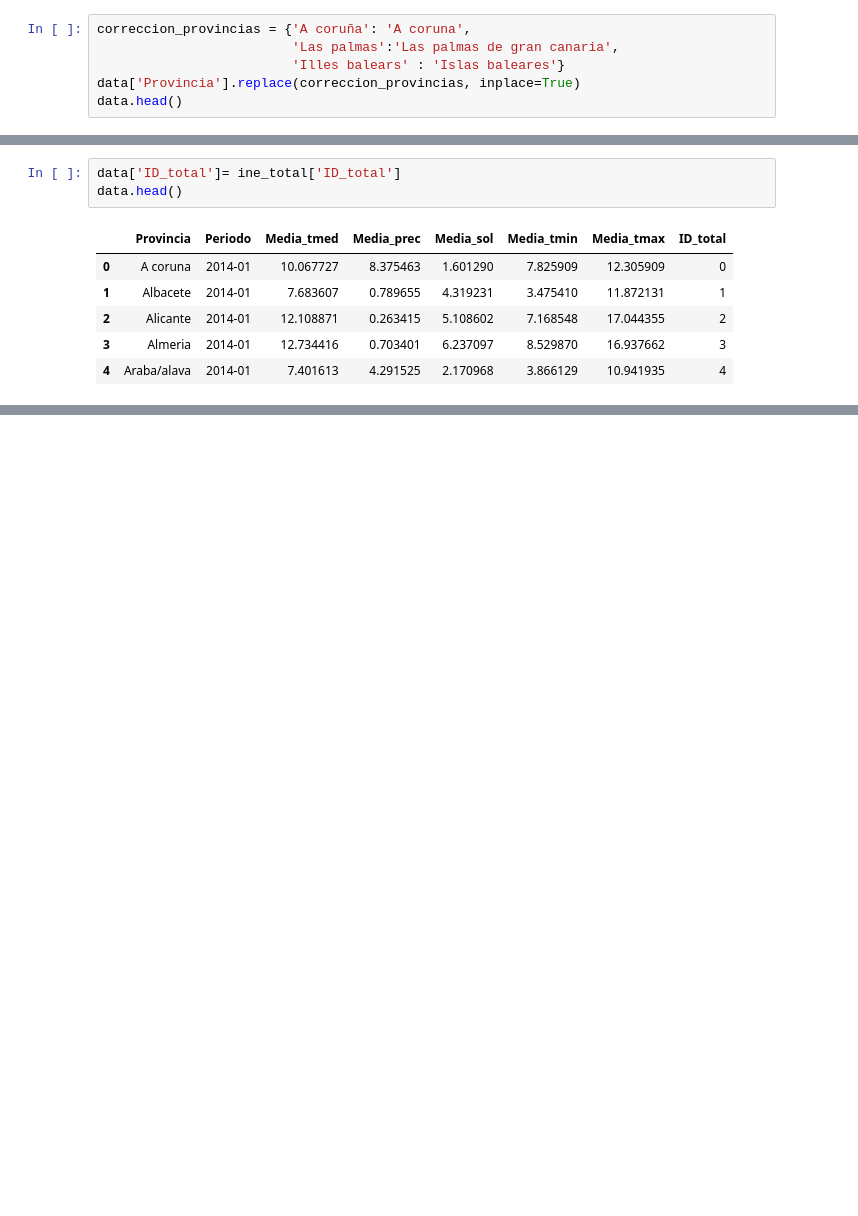
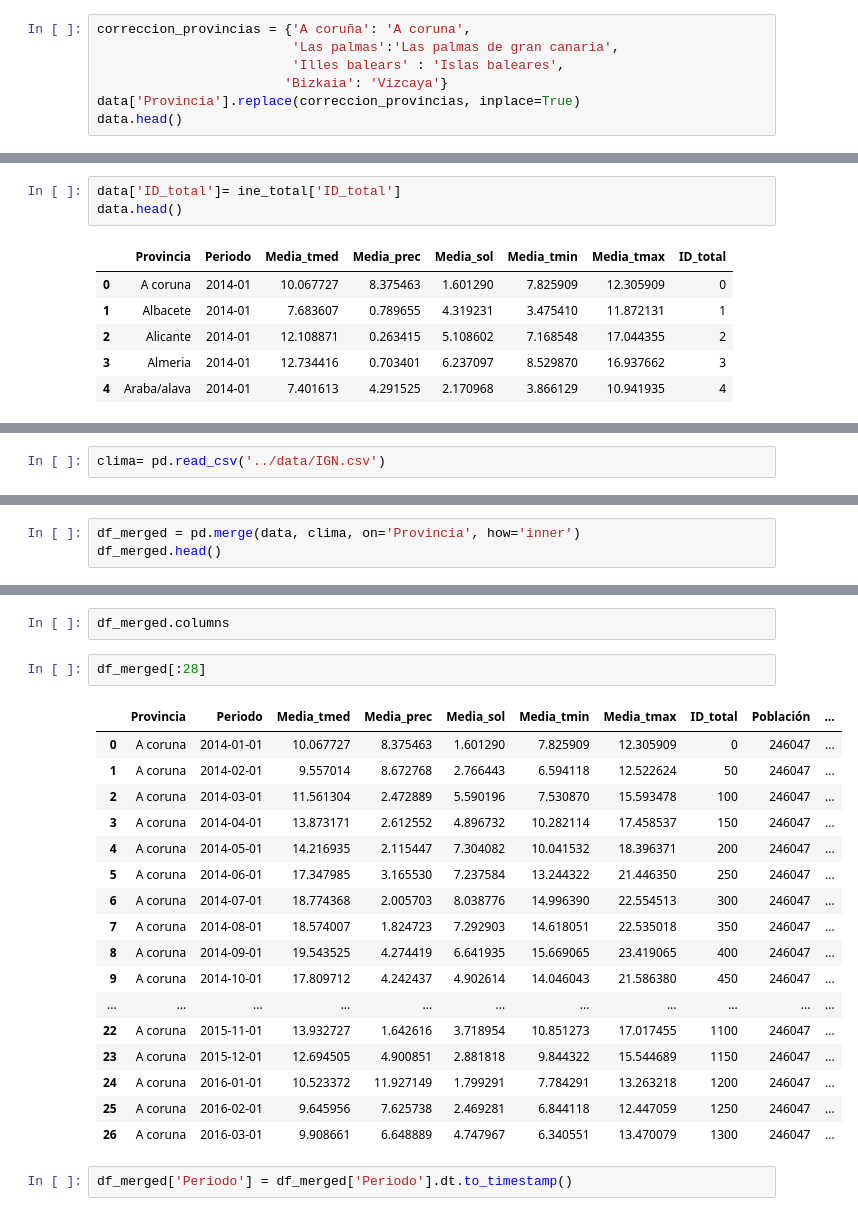
Before and after one commit to Carolina-MH/Proyecto_final, a Jupyter notebook: notebook/Final AEMET.ipynb, the cells around one changed output, grey strips where cells are left out. Cells and saved outputs as stored; diff of their text form; blank space fills up the shorter version.

```diff
--- a/notebook/Final AEMET.ipynb
+++ b/notebook/Final AEMET.ipynb
@@ -195,7 +194,8 @@ Name: count, dtype: int64
 # %%
 correccion_provincias = {'A coruña': 'A coruna',
                          'Las palmas':'Las palmas de gran canaria',
-                         'Illes balears' : 'Islas baleares'}
+                         'Illes balears' : 'Islas baleares',
+                        'Bizkaia': 'Vizcaya'}
 data['Provincia'].replace(correccion_provincias, inplace=True)
 data.head()
 # %% [output]
@@ -231,0 +234,2 @@ data.to_csv('../data/clima.csv')
+# %%
+clima= pd.read_csv('../data/IGN.csv')
@@ -231,0 +256,3 @@ data.to_csv('../data/clima.csv')
+# %%
+df_merged = pd.merge(data, clima, on='Provincia', how='inner')
+df_merged.head()
@@ -231,0 +282,24 @@ data.to_csv('../data/clima.csv')
+# %%
+df_merged.columns
+# %%
+df_merged[:28]
+# %% [output]
+|  | Provincia | Periodo | Media_tmed | Media_prec | Media_sol | Media_tmin | Media_tmax | ID_total | Población | ... |
+| 0 | A coruna | 2014-01-01 | 10.067727 | 8.375463 | 1.601290 | 7.825909 | 12.305909 | 0 | 246047 | ... |
+| 1 | A coruna | 2014-02-01 | 9.557014 | 8.672768 | 2.766443 | 6.594118 | 12.522624 | 50 | 246047 | ... |
+| 2 | A coruna | 2014-03-01 | 11.561304 | 2.472889 | 5.590196 | 7.530870 | 15.593478 | 100 | 246047 | ... |
+| 3 | A coruna | 2014-04-01 | 13.873171 | 2.612552 | 4.896732 | 10.282114 | 17.458537 | 150 | 246047 | ... |
+| 4 | A coruna | 2014-05-01 | 14.216935 | 2.115447 | 7.304082 | 10.041532 | 18.396371 | 200 | 246047 | ... |
+| 5 | A coruna | 2014-06-01 | 17.347985 | 3.165530 | 7.237584 | 13.244322 | 21.446350 | 250 | 246047 | ... |
+| 6 | A coruna | 2014-07-01 | 18.774368 | 2.005703 | 8.038776 | 14.996390 | 22.554513 | 300 | 246047 | ... |
+| 7 | A coruna | 2014-08-01 | 18.574007 | 1.824723 | 7.292903 | 14.618051 | 22.535018 | 350 | 246047 | ... |
+| 8 | A coruna | 2014-09-01 | 19.543525 | 4.274419 | 6.641935 | 15.669065 | 23.419065 | 400 | 246047 | ... |
+| 9 | A coruna | 2014-10-01 | 17.809712 | 4.242437 | 4.902614 | 14.046043 | 21.586380 | 450 | 246047 | ... |
+| ... | ... | ... | ... | ... | ... | ... | ... | ... | ... | ... |
+| 22 | A coruna | 2015-11-01 | 13.932727 | 1.642616 | 3.718954 | 10.851273 | 17.017455 | 1100 | 246047 | ... |
+| 23 | A coruna | 2015-12-01 | 12.694505 | 4.900851 | 2.881818 | 9.844322 | 15.544689 | 1150 | 246047 | ... |
+| 24 | A coruna | 2016-01-01 | 10.523372 | 11.927149 | 1.799291 | 7.784291 | 13.263218 | 1200 | 246047 | ... |
+| 25 | A coruna | 2016-02-01 | 9.645956 | 7.625738 | 2.469281 | 6.844118 | 12.447059 | 1250 | 246047 | ... |
+| 26 | A coruna | 2016-03-01 | 9.908661 | 6.648889 | 4.747967 | 6.340551 | 13.470079 | 1300 | 246047 | ... |
+# %%
+df_merged['Periodo'] = df_merged['Periodo'].dt.to_timestamp()
```
Also changed, not shown: parts of 14 cells of this notebook, 30 other files.
